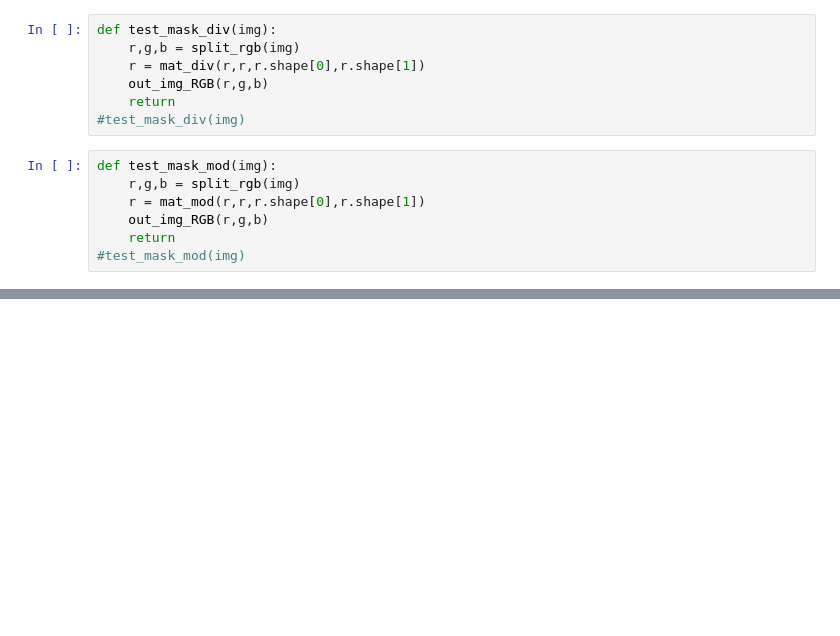
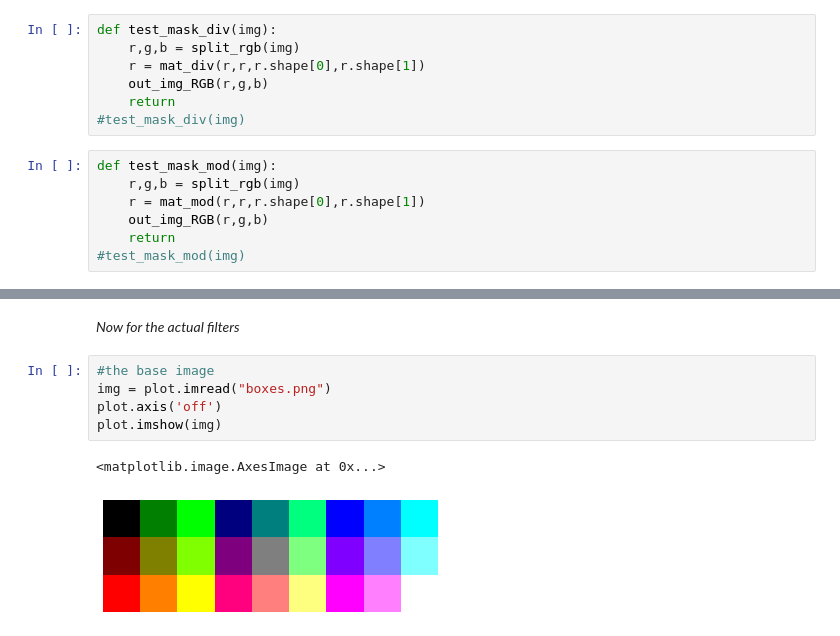
Before and after one commit to VictoriaNguyenMD/NumPy, a Jupyter notebook: resources/notebooks/our_first_numpy.ipynb, the cells around one changed output, grey strips where cells are left out. Cells and saved outputs as stored; diff of their text form; blank space fills up the shorter version.

```diff
--- a/resources/notebooks/our_first_numpy.ipynb
+++ b/resources/notebooks/our_first_numpy.ipynb
@@ -397,0 +532,10 @@ test_inner_circle_mask(img)
+# %% [markdown]
+*Now for the actual filters*
+# %%
+#the base image
+img = plot.imread("boxes.png")
+plot.axis('off')
+plot.imshow(img)
+# %% [output]
+<matplotlib.image.AxesImage at 0x...>
+[figure, added]
```
Also changed, not shown: parts of 7 cells of this notebook, 1 other file.
